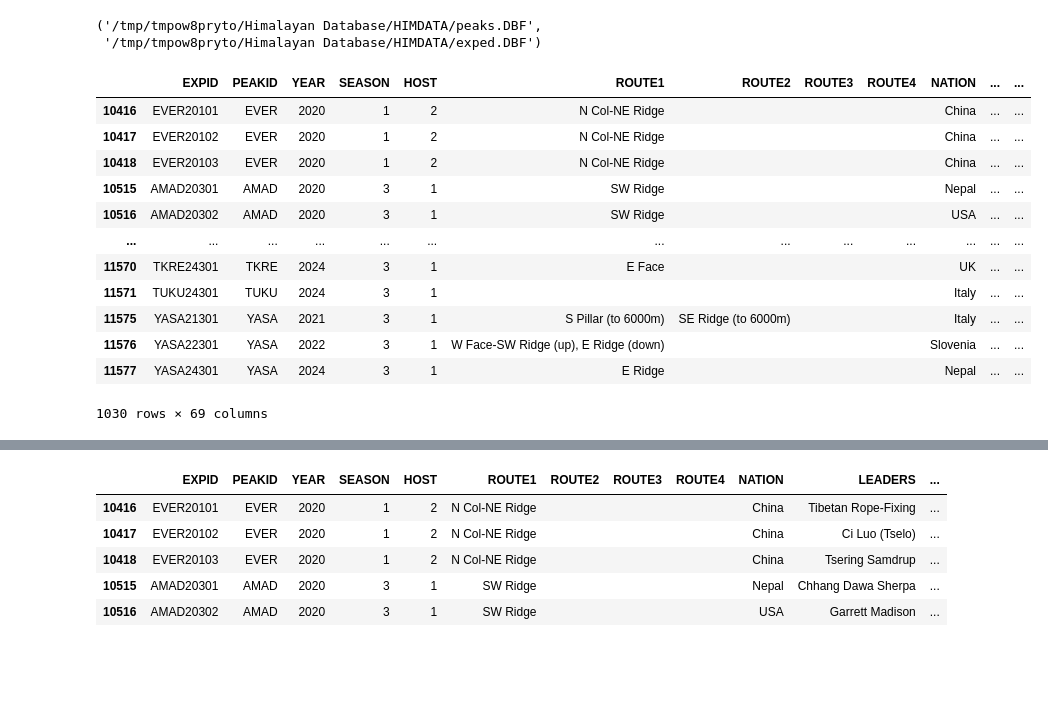
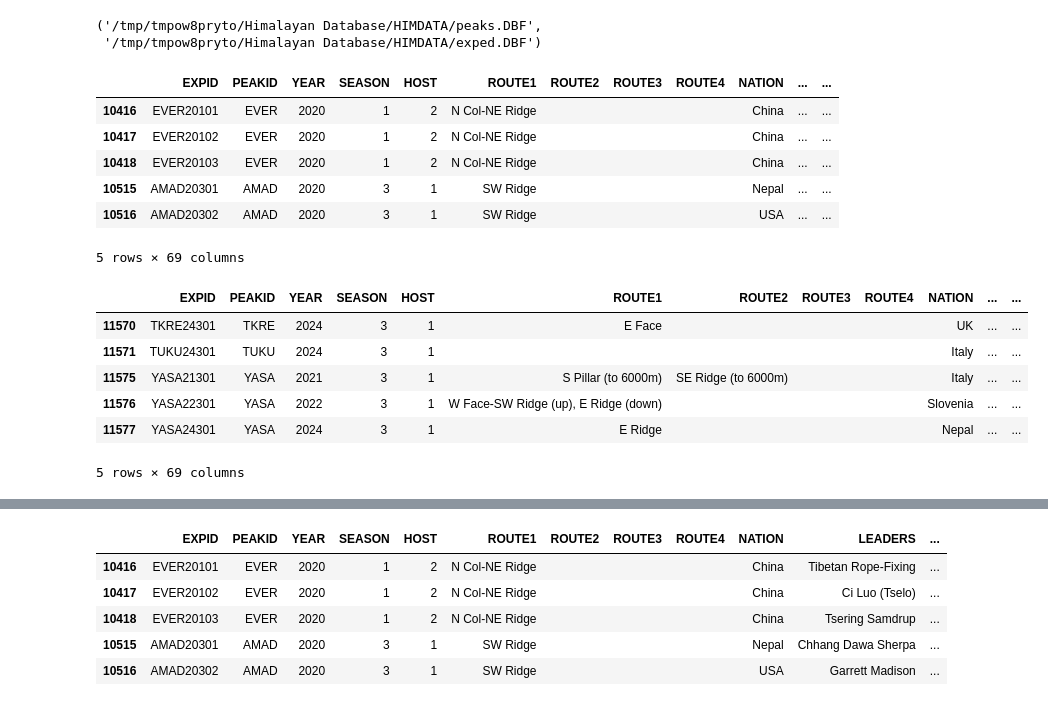
Before and after one commit to k10sj02/tidy-pydy-tuesday, a Jupyter notebook: 2025_01_21_himalayan_expeditions.ipynb, the cells around one changed output, grey strips where cells are left out. Cells and saved outputs as stored; diff of their text form; code cells hidden in the pictures; blank space fills up the shorter version.

```diff
--- a/2025_01_21_himalayan_expeditions.ipynb
+++ b/2025_01_21_himalayan_expeditions.ipynb
@@ -171,22 +171,27 @@ exped_temp["TERMREASON_FACTOR"] = exped_temp["TERMREASON"].map(termreason_map)
 exped_tidy = exped_temp[exped_temp["YEAR"].astype(str).str.contains("202[0-4]")]
 peaks_tidy = peaks_temp.copy()
 # %%
-peaks_tidy
-exped_tidy
+peaks_tidy.head()
+exped_tidy.head()
 # %% [output]
 |  | EXPID | PEAKID | YEAR | SEASON | HOST | ROUTE1 | ROUTE2 | ROUTE3 | ROUTE4 | NATION | ... | ... |
 | 10416 | EVER20101 | EVER | 2020 | 1 | 2 | N Col-NE Ridge |  |  |  | China | ... | ... |
 | 10417 | EVER20102 | EVER | 2020 | 1 | 2 | N Col-NE Ridge |  |  |  | China | ... | ... |
 | 10418 | EVER20103 | EVER | 2020 | 1 | 2 | N Col-NE Ridge |  |  |  | China | ... | ... |
 | 10515 | AMAD20301 | AMAD | 2020 | 3 | 1 | SW Ridge |  |  |  | Nepal | ... | ... |
 | 10516 | AMAD20302 | AMAD | 2020 | 3 | 1 | SW Ridge |  |  |  | USA | ... | ... |
-| ... | ... | ... | ... | ... | ... | ... | ... | ... | ... | ... | ... | ... |
-| 11570 | TKRE24301 | TKRE | 2024 | 3 | 1 | E Face |  |  |  | UK | ... | ... |
-| 11571 | TUKU24301 | TUKU | 2024 | 3 | 1 |  |  |  |  | Italy | ... | ... |
-| 11575 | YASA21301 | YASA | 2021 | 3 | 1 | S Pillar (to 6000m) | SE Ridge (to 6000m) |  |  | Italy | ... | ... |
-| 11576 | YASA22301 | YASA | 2022 | 3 | 1 | W Face-SW Ridge (up), E Ridge (down) |  |  |  | Slovenia | ... | ... |
-| 11577 | YASA24301 | YASA | 2024 | 3 | 1 | E Ridge |  |  |  | Nepal | ... | ... |
-1030 rows × 69 columns
+5 rows × 69 columns
+# %%
+peaks_tidy.tail()
+exped_tidy.tail()
+# %% [output]
+|  | EXPID | PEAKID | YEAR | SEASON | HOST | ROUTE1 | ROUTE2 | ROUTE3 | ROUTE4 | NATION | ... | ... |
+| 11570 | TKRE24301 | TKRE | 2024 | 3 | 1 | E Face |  |  |  | UK | ... | ... |
+| 11571 | TUKU24301 | TUKU | 2024 | 3 | 1 |  |  |  |  | Italy | ... | ... |
+| 11575 | YASA21301 | YASA | 2021 | 3 | 1 | S Pillar (to 6000m) | SE Ridge (to 6000m) |  |  | Italy | ... | ... |
+| 11576 | YASA22301 | YASA | 2022 | 3 | 1 | W Face-SW Ridge (up), E Ridge (down) |  |  |  | Slovenia | ... | ... |
+| 11577 | YASA24301 | YASA | 2024 | 3 | 1 | E Ridge |  |  |  | Nepal | ... | ... |
+5 rows × 69 columns
 # %%
 with pd.option_context('display.max_columns', None):
   display(peaks_tidy.head())
```
Also changed, not shown: parts of 1 cell of this notebook.
